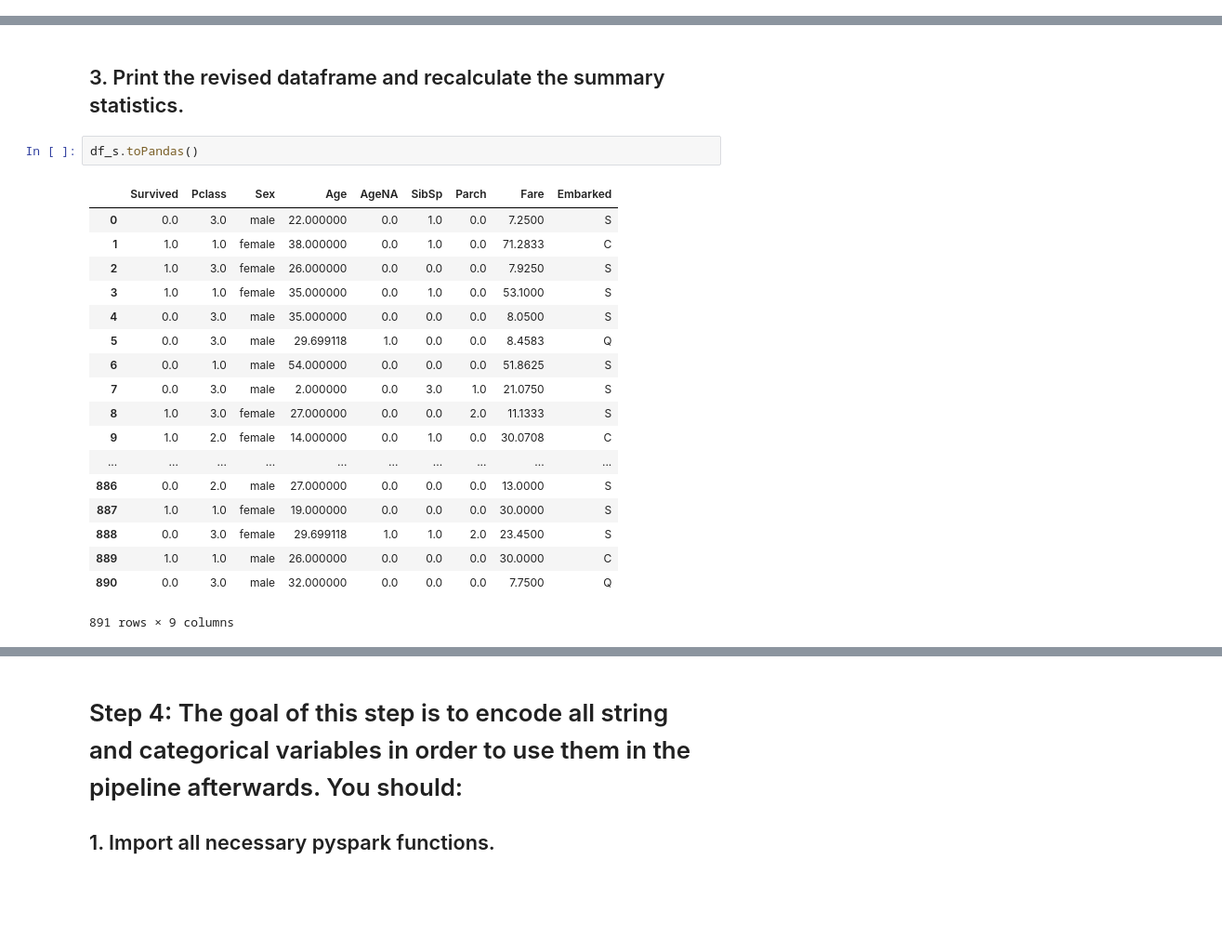
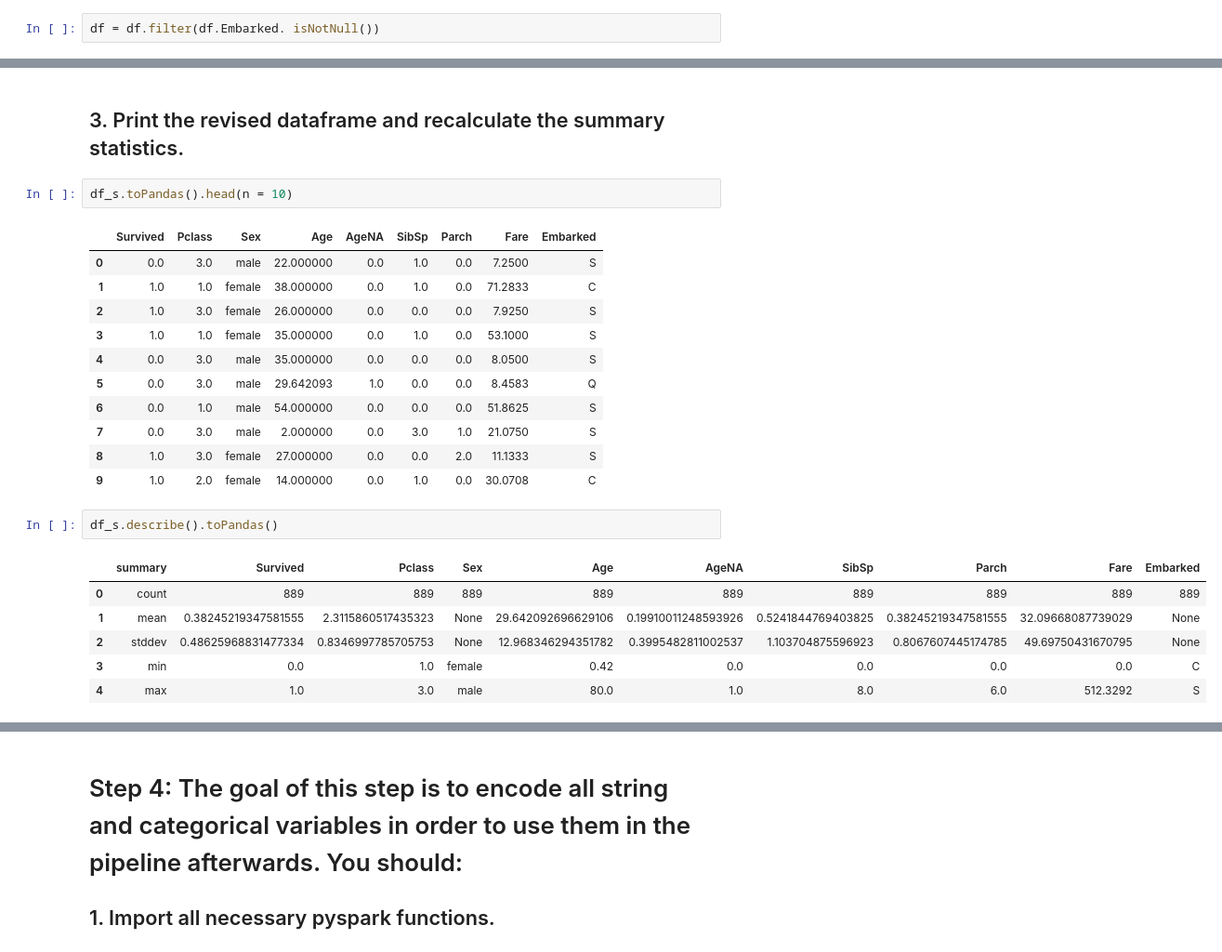
Before and after one commit to fudan-cyma/Machine_Learning2, a Jupyter notebook: hw2-titanic.ipynb, the cells around one changed output, grey strips where cells are left out. Shown at 93% size. Saved outputs shown, nothing was run; the diff lists cells and outputs as text; blank space fills up the shorter version.

```diff
--- a/hw2-titanic.ipynb
+++ b/hw2-titanic.ipynb
@@ -85,3 +83,5 @@ df.select(*(sum(col(c).isNull().cast("int")).alias(c) for c in df.columns)).show
+# %%
+df = df.filter(df.Embarked. isNotNull())
 # %% [markdown]
 ## 4. For each of the string columns (except name and ticket), print the count of the 10 most frequent values ordered by descending order of frequency.
 # %%
@@ -165,24 +149,26 @@ function = udf(lambda age: 1 if age == meanAge[0] else 0, IntegerType())
 df_s = df_s.select('Survived','Pclass','Sex','Age',function(col('Age')).alias('AgeNA').cast('Double'),'SibSp','Parch','Fare', 'Embarked')
 # %% [markdown]
 ## 3. Print the revised dataframe and recalculate the summary statistics.
+# %%
+df_s.toPandas().head(n = 10)
+# %% [output]
+|  | Survived | Pclass | Sex | Age | AgeNA | SibSp | Parch | Fare | Embarked |
+| 0 | 0.0 | 3.0 | male | 22.000000 | 0.0 | 1.0 | 0.0 | 7.2500 | S |
+| 1 | 1.0 | 1.0 | female | 38.000000 | 0.0 | 1.0 | 0.0 | 71.2833 | C |
+| 2 | 1.0 | 3.0 | female | 26.000000 | 0.0 | 0.0 | 0.0 | 7.9250 | S |
+| 3 | 1.0 | 1.0 | female | 35.000000 | 0.0 | 1.0 | 0.0 | 53.1000 | S |
+| 4 | 0.0 | 3.0 | male | 35.000000 | 0.0 | 0.0 | 0.0 | 8.0500 | S |
+| 5 | 0.0 | 3.0 | male | 29.642093 | 1.0 | 0.0 | 0.0 | 8.4583 | Q |
+| 6 | 0.0 | 1.0 | male | 54.000000 | 0.0 | 0.0 | 0.0 | 51.8625 | S |
+| 7 | 0.0 | 3.0 | male | 2.000000 | 0.0 | 3.0 | 1.0 | 21.0750 | S |
+| 8 | 1.0 | 3.0 | female | 27.000000 | 0.0 | 0.0 | 2.0 | 11.1333 | S |
+| 9 | 1.0 | 2.0 | female | 14.000000 | 0.0 | 1.0 | 0.0 | 30.0708 | C |
 # %%
-df_s.toPandas()
+df_s.describe().toPandas()
 # %% [output]
-|  | Survived | Pclass | Sex | Age | AgeNA | SibSp | Parch | Fare | Embarked |
-| 0 | 0.0 | 3.0 | male | 22.000000 | 0.0 | 1.0 | 0.0 | 7.2500 | S |
-| 1 | 1.0 | 1.0 | female | 38.000000 | 0.0 | 1.0 | 0.0 | 71.2833 | C |
-| 2 | 1.0 | 3.0 | female | 26.000000 | 0.0 | 0.0 | 0.0 | 7.9250 | S |
-| 3 | 1.0 | 1.0 | female | 35.000000 | 0.0 | 1.0 | 0.0 | 53.1000 | S |
-| 4 | 0.0 | 3.0 | male | 35.000000 | 0.0 | 0.0 | 0.0 | 8.0500 | S |
-| 5 | 0.0 | 3.0 | male | 29.699118 | 1.0 | 0.0 | 0.0 | 8.4583 | Q |
-| 6 | 0.0 | 1.0 | male | 54.000000 | 0.0 | 0.0 | 0.0 | 51.8625 | S |
-| 7 | 0.0 | 3.0 | male | 2.000000 | 0.0 | 3.0 | 1.0 | 21.0750 | S |
-| 8 | 1.0 | 3.0 | female | 27.000000 | 0.0 | 0.0 | 2.0 | 11.1333 | S |
-| 9 | 1.0 | 2.0 | female | 14.000000 | 0.0 | 1.0 | 0.0 | 30.0708 | C |
-| ... | ... | ... | ... | ... | ... | ... | ... | ... | ... |
-| 886 | 0.0 | 2.0 | male | 27.000000 | 0.0 | 0.0 | 0.0 | 13.0000 | S |
-| 887 | 1.0 | 1.0 | female | 19.000000 | 0.0 | 0.0 | 0.0 | 30.0000 | S |
-| 888 | 0.0 | 3.0 | female | 29.699118 | 1.0 | 1.0 | 2.0 | 23.4500 | S |
-| 889 | 1.0 | 1.0 | male | 26.000000 | 0.0 | 0.0 | 0.0 | 30.0000 | C |
-| 890 | 0.0 | 3.0 | male | 32.000000 | 0.0 | 0.0 | 0.0 | 7.7500 | Q |
+|  | summary | Survived | Pclass | Sex | Age | AgeNA | SibSp | Parch | Fare | Embarked |
+| 0 | count | 889 | 889 | 889 | 889 | 889 | 889 | 889 | 889 | 889 |
+| 1 | mean | 0.38245219347581555 | 2.3115860517435323 | None | 29.642092696629106 | 0.19910011248593926 | 0.5241844769403825 | 0.38245219347581555 | 32.09668087739029 | None |
+| 2 | stddev | 0.48625968831477334 | 0.8346997785705753 | None | 12.968346294351782 | 0.3995482811002537 | 1.103704875596923 | 0.8067607445174785 | 49.69750431670795 | None |
+| 3 | min | 0.0 | 1.0 | female | 0.42 | 0.0 | 0.0 | 0.0 | 0.0 | C |
+| 4 | max | 1.0 | 3.0 | male | 80.0 | 1.0 | 8.0 | 6.0 | 512.3292 | S |
-891 rows × 9 columns
```
Also changed, not shown: parts of 43 cells of this notebook.
